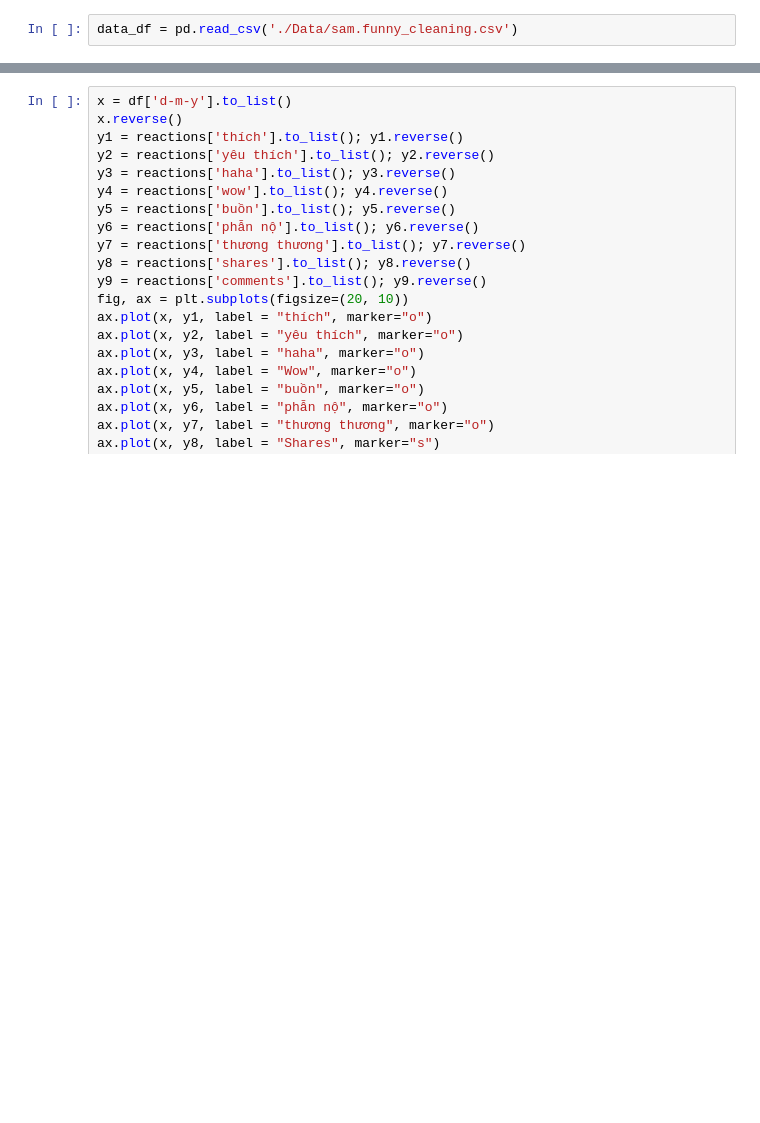
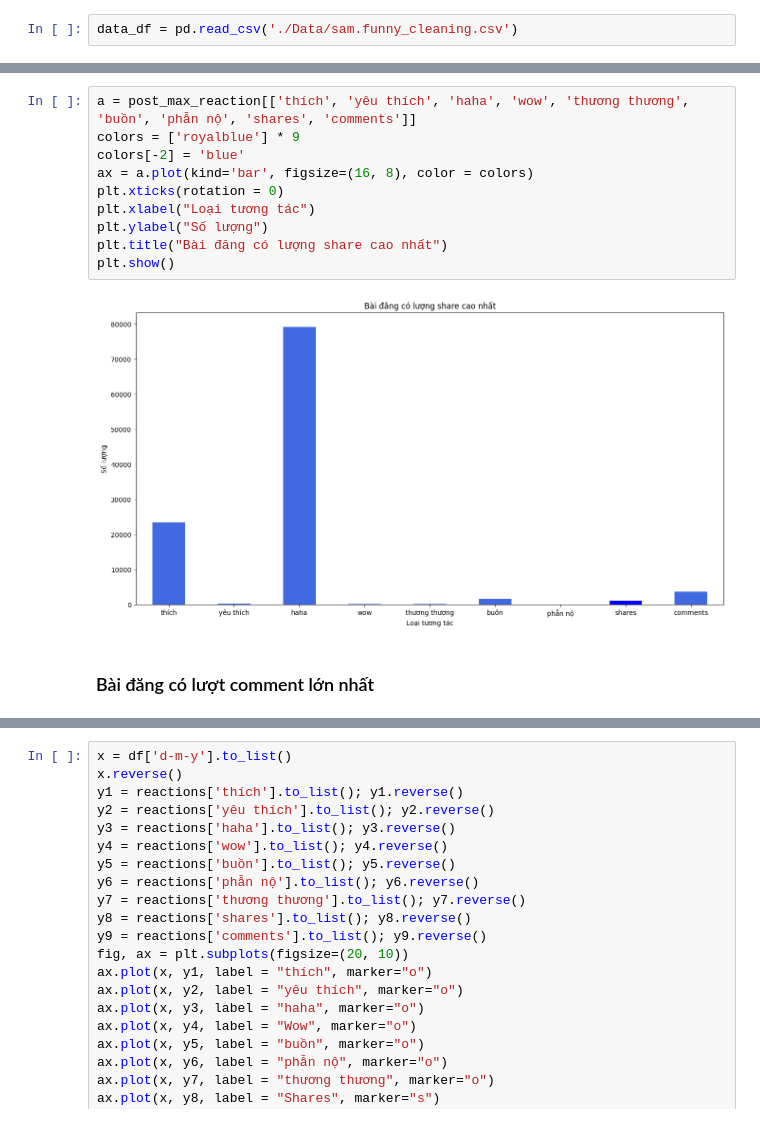
Before and after one commit to nqtuan2553/final-project, a Jupyter notebook: 3.Reaction_analyze.ipynb, the cells around one changed output, grey strips where cells are left out. Saved outputs shown, nothing was run; the diff lists cells and outputs as text; blank space fills up the shorter version.

```diff
--- a/3.Reaction_analyze.ipynb
+++ b/3.Reaction_analyze.ipynb
@@ -51,0 +87,14 @@ memory usage: 24.1+ KB
+# %%
+a = post_max_reaction[['thích', 'yêu thích', 'haha', 'wow', 'thương thương', 'buồn', 'phẫn nộ', 'shares', 'comments']]
+colors = ['royalblue'] * 9
+colors[-2] = 'blue'
+ax = a.plot(kind='bar', figsize=(16, 8), color = colors)
+plt.xticks(rotation = 0)
+plt.xlabel("Loại tương tác")
+plt.ylabel("Số lượng")
+plt.title("Bài đăng có lượng share cao nhất")
+plt.show()
+# %% [output]
+[figure, added]
+# %% [markdown]
+### Bài đăng có lượt comment lớn nhất
```
Also changed, not shown: parts of 23 cells of this notebook, 4 other files.
